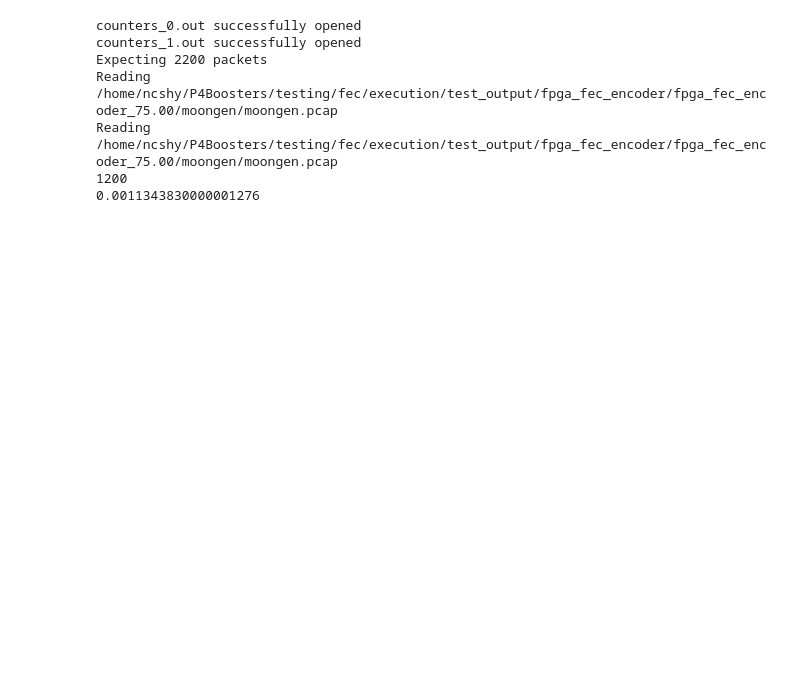
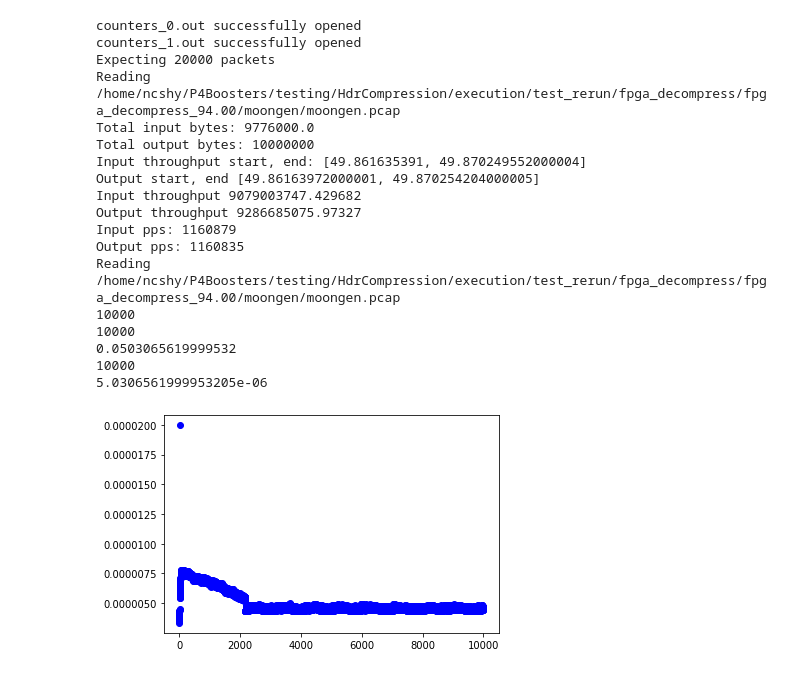
Before and after one commit to eniac/Flightplan, a Jupyter notebook: testing/HdrCompression/analysis/tofinoHdrCompression.ipynb, the cells around one changed output. Drawn from its saved outputs; the diff is of its cells as text; code cells hidden in the pictures; blank space fills up the shorter version.

```diff
--- a/testing/HdrCompression/analysis/tofinoHdrCompression.ipynb
+++ b/testing/HdrCompression/analysis/tofinoHdrCompression.ipynb
@@ -102,18 +103,18 @@ def read_pcap_with_pkt(out_dir, dst_mac_is_ts = True, try_compare_counters = Tru
 
     #return 1
 # %%
-def read_pcap(out_dir, dst_mac_is_ts = True, try_compare_counters = True):
+def read_pcap_old(out_dir, dst_mac_is_ts = True, try_compare_counters = True):
 
     if try_compare_counters:
         count_file = os.path.join(out_dir, 'counters_0.out')
         for line in open(count_file):
-            if line.startswith('7/0'):
+            if line.startswith('5/0'):
                 print("counters_0.out successfully opened")
                 n_pkts_str = line.split()[-1]
                 n_start_pkts = int(n_pkts_str[:-1])
         count_file = os.path.join(out_dir, 'counters_1.out')
         for line in open(count_file):
-            if line.startswith('7/0'):
+            if line.startswith('5/0'):
                 print("counters_1.out successfully opened")
                 n_pkts_str = line.split()[-1]
                 n_end_pkts = int(n_pkts_str[:-1])
@@ -148,13 +149,14 @@ def read_pcap(out_dir, dst_mac_is_ts = True, try_compare_counters = True):
         try:
             eth=dpkt.ethernet.Ethernet(buf)
             ip=eth.data
+            #print(ip.len)
 
             #TODO: Add a check to distinguish ingress and egress packets
             # If ingress, add to input array.
             # If egress, add to output array
             if ((eth.type != 0x0800) and (eth.type != 0x86dd) and (eth.type != 0x88cc)):
-                y3, y2, y1 = struct.unpack("!HHH", eth.src)
-                if(y3 == 0x00 and y2 == 0x00 and y1 == 0x01):
+
+                if(y3 == 0x00 and y2 == 0x00 and y1 == 0x02):
                     counters['other'] += 1
                 else:
                     continue
@@ -256,7 +258,8 @@ def get_latency(out_dir, dst_mac_is_ts=True):
     i = 0
     tot = 0
 
-
+    plt.figure()
+    plt.plot(pkt_latency, 'bo')
 
     for val in pkt_latency:
         tot += val
@@ -270,13 +369,27 @@ def get_latency(out_dir, dst_mac_is_ts=True):
 # %%
-out_dir = "/home/ncshy/P4Boosters/testing/fec/execution/test_output/fpga_fec_encoder/fpga_fec_encoder_75.00/"
+out_dir = "/home/ncshy/P4Boosters/testing/HdrCompression/execution/test_rerun/fpga_decompress/fpga_decompress_94.00"
 #read_pcap_with_pkt(out_dir, True, True)
-read_pcap(out_dir, True, True)
-#get_latency(out_dir, True)
+#Set compress to True for Compressor and False for decompressor
+compress = False
+read_pcap(out_dir, True, True, compress)
+get_latency(out_dir, True)
 # %% [output]
 counters_0.out successfully opened
 counters_1.out successfully opened
-Expecting 2200 packets
-Reading /home/ncshy/P4Boosters/testing/fec/execution/test_output/fpga_fec_encoder/fpga_fec_encoder_75.00/moongen/moongen.pcap
-Reading /home/ncshy/P4Boosters/testing/fec/execution/test_output/fpga_fec_encoder/fpga_fec_encoder_75.00/moongen/moongen.pcap
-1200
-0.0011343830000001276
+Expecting 20000 packets
+Reading /home/ncshy/P4Boosters/testing/HdrCompression/execution/test_rerun/fpga_decompress/fpga_decompress_94.00/moongen/moongen.pcap
+Total input bytes: 9776000.0
+Total output bytes: 10000000
+Input throughput start, end: [49.861635391, 49.870249552000004]
+Output start, end [49.86163972000001, 49.870254204000005]
+Input throughput 9079003747.429682
+Output throughput 9286685075.97327
+Input pps: 1160879
+Output pps: 1160835
+Reading /home/ncshy/P4Boosters/testing/HdrCompression/execution/test_rerun/fpga_decompress/fpga_decompress_94.00/moongen/moongen.pcap
+10000
+10000
+0.0503065619999532
+10000
+5.0306561999953205e-06
+[figure, added]
```
Also changed, not shown: parts of 2 cells of this notebook, 58 other files.
